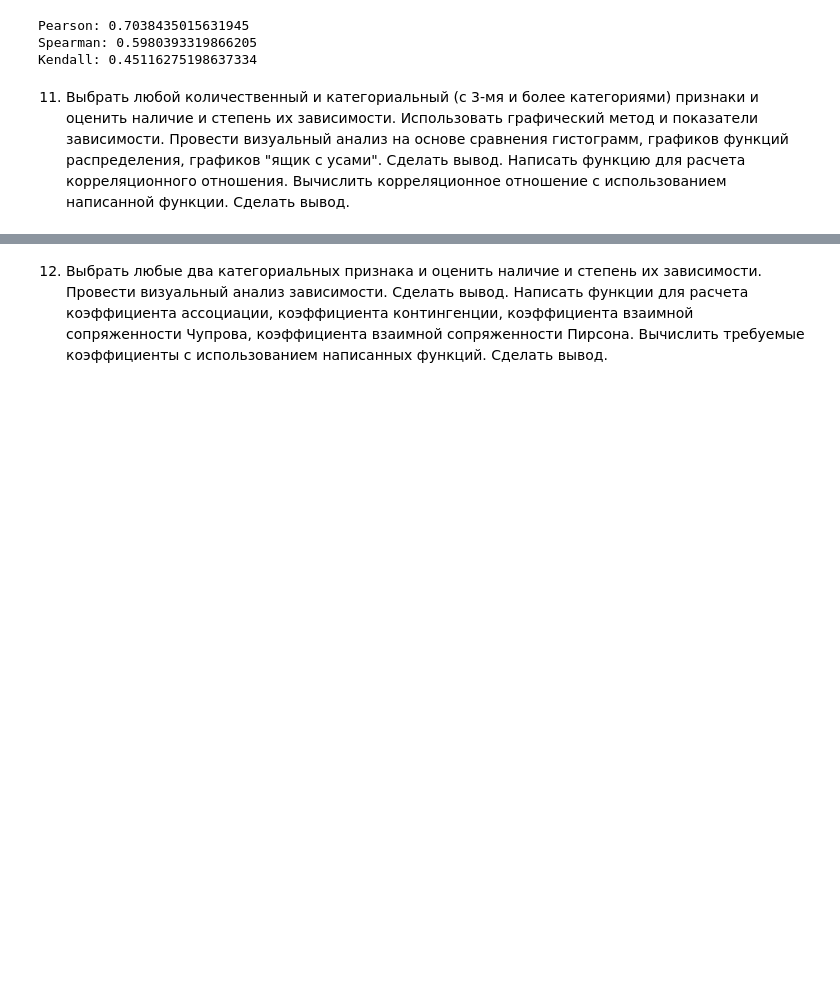
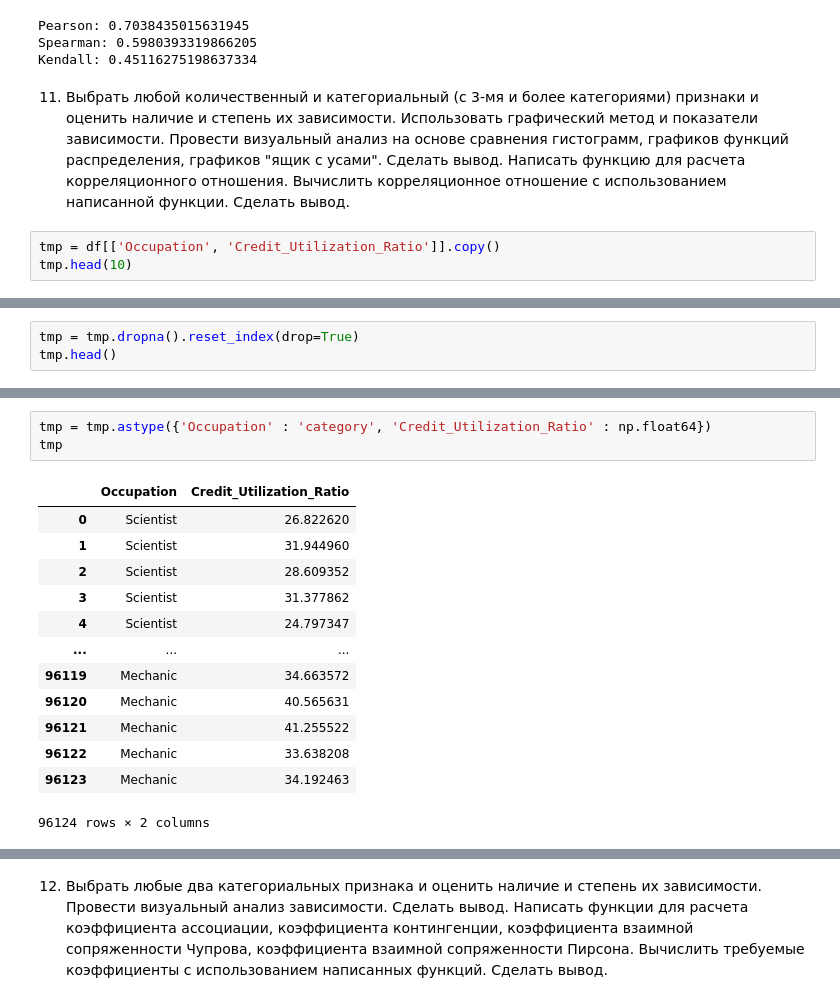
Before and after one commit to Ghukii/TMP-4sem-, a Jupyter notebook: Задание_6/Задание_6_13.ipynb, the cells around one changed output, grey strips where cells are left out. Drawn from its saved outputs; the diff is of its cells as text; blank space fills up the shorter version.

```diff
--- a/Задание_6/Задание_6_13.ipynb
+++ b/Задание_6/Задание_6_13.ipynb
@@ -1049,3 +1049,6 @@ Kendall: 0.45116275198637334
 Провести визуальный анализ на основе сравнения гистограмм, графиков функций распределения, графиков "ящик с усами". Сделать вывод.
 Написать функцию для расчета корреляционного отношения.
 Вычислить корреляционное отношение с использованием написанной функции. Сделать вывод.
+# %%
+tmp = df[['Occupation', 'Credit_Utilization_Ratio']].copy()
+tmp.head(10)
@@ -1051,0 +1073,3 @@ Kendall: 0.45116275198637334
+# %%
+tmp = tmp.dropna().reset_index(drop=True)
+tmp.head()
@@ -1051,0 +1083,17 @@ Kendall: 0.45116275198637334
+# %%
+tmp = tmp.astype({'Occupation' : 'category', 'Credit_Utilization_Ratio' : np.float64})
+tmp
+# %% [output]
+|  | Occupation | Credit_Utilization_Ratio |
+| 0 | Scientist | 26.822620 |
+| 1 | Scientist | 31.944960 |
+| 2 | Scientist | 28.609352 |
+| 3 | Scientist | 31.377862 |
+| 4 | Scientist | 24.797347 |
+| ... | ... | ... |
+| 96119 | Mechanic | 34.663572 |
+| 96120 | Mechanic | 40.565631 |
+| 96121 | Mechanic | 41.255522 |
+| 96122 | Mechanic | 33.638208 |
+| 96123 | Mechanic | 34.192463 |
+96124 rows × 2 columns
```
Also changed, not shown: parts of 7 cells of this notebook.
